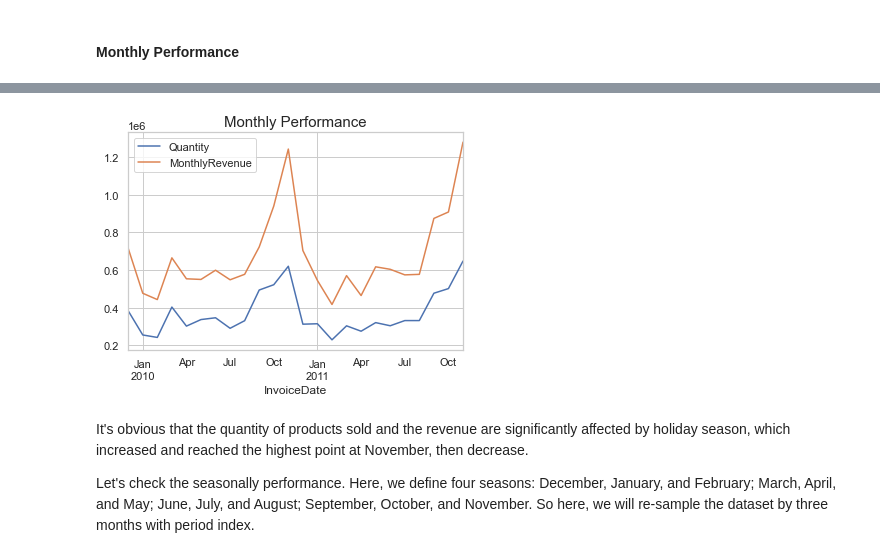
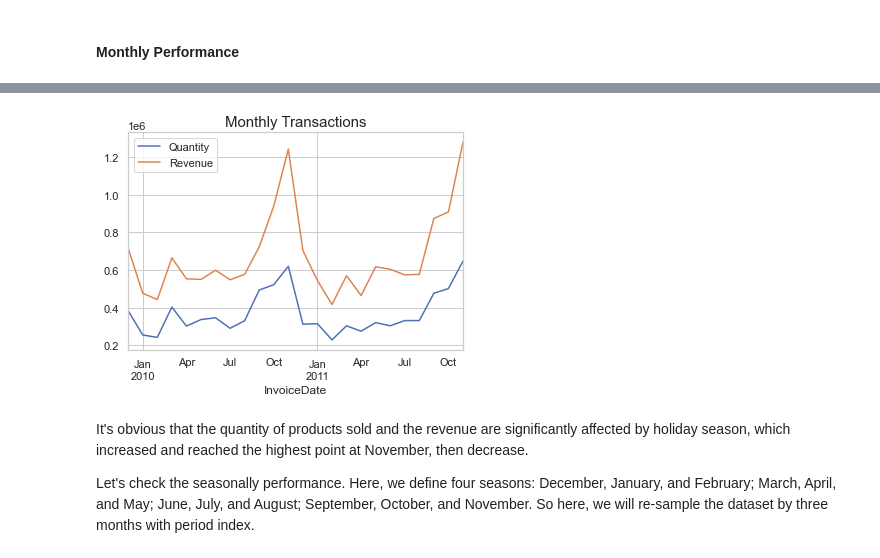
Before and after one commit to lasayin/Online-Retail-Business-Analysis-and-Customer-Segmentation, a Jupyter notebook: Online_Retail_EDA.ipynb, the cells around one changed output, grey strips where cells are left out. Saved outputs shown, nothing was run; the diff lists cells and outputs as text; code cells hidden in the pictures.

```diff
--- a/Online_Retail_EDA.ipynb
+++ b/Online_Retail_EDA.ipynb
@@ -126,4 +126,6 @@ For an on-line retail, monthly revenue can be considered as a critical metric to
 # Downsample InvoiceDate into month bins and sum the values of quantity and totalprice falling into the bins.
 month_retail = retail.resample('M', on='InvoiceDate').sum()[['Quantity', 'TotalPrice']]
 # Rename the columns
-month_retail.rename({'TotalPrice': 'MonthlyRevenue'}, axis=1, inplace=True)
+month_retail.rename({'TotalPrice': 'Revenue'}, axis=1, inplace=True)
+
+month_retail.head()
@@ -151,10 +140,10 @@ month_retail
 # %%
 # The quantity and revenue by month
 sns.set(style='whitegrid')
 month_retail.plot()
-_ = plt.title('Monthly Performance', fontsize=15)
+_ = plt.title('Monthly Transactions', fontsize=15)
 # %% [output]
-[figure, old version]
+[figure, new version]
 # %% [markdown]
 It's obvious that the quantity of products sold and the revenue are significantly affected by holiday season, which increased and reached the highest point at November, then decrease.
 
```
Also changed, not shown: parts of 12 cells of this notebook.
